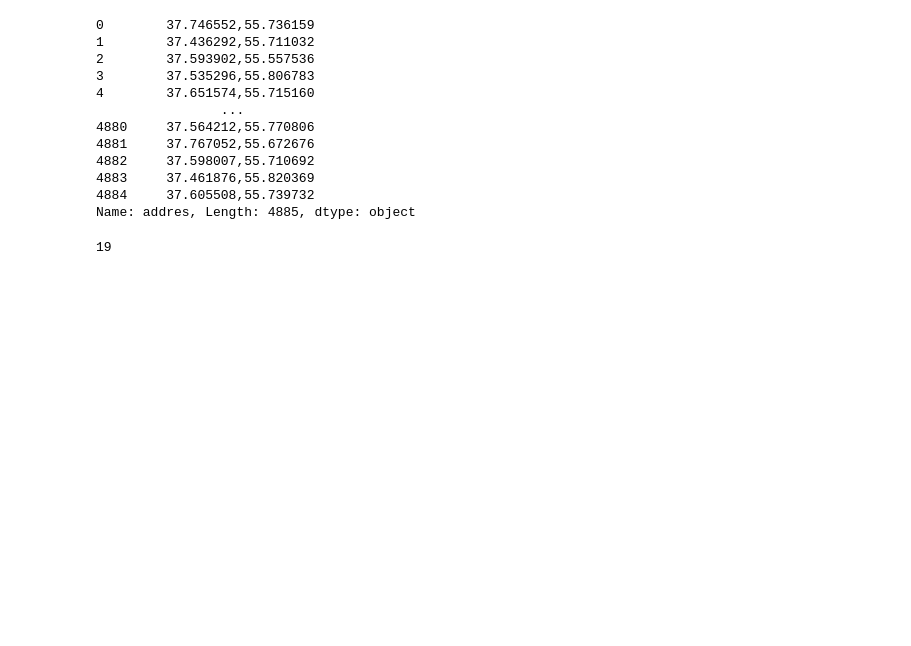
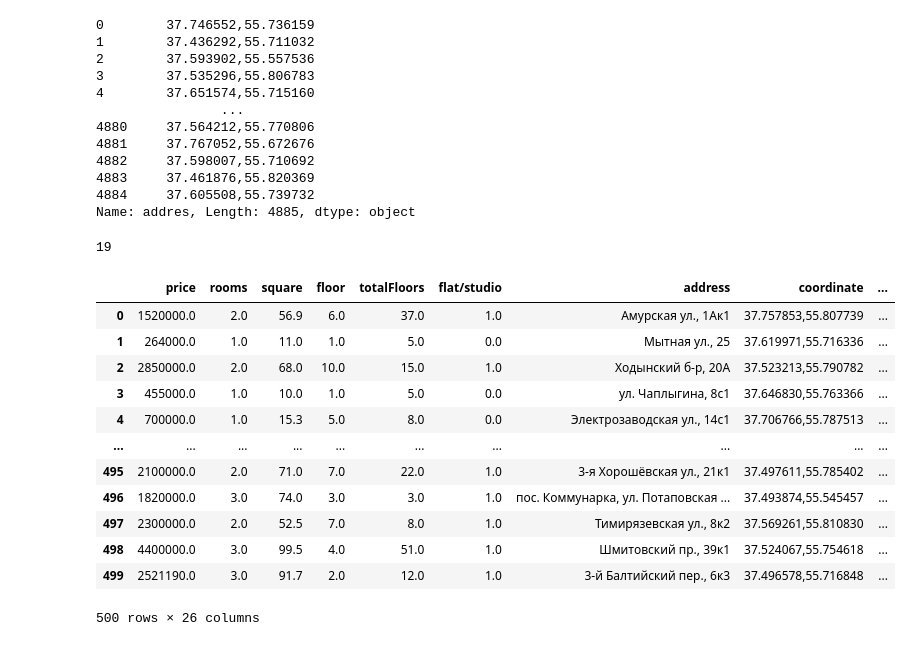
Before and after one commit to Fish-365/database_rooms, a Jupyter notebook: correctionDataset.ipynb, the cells around one changed output. Saved outputs shown, nothing was run; the diff lists cells and outputs as text; code cells hidden in the pictures; blank space fills up the shorter version.

```diff
--- a/correctionDataset.ipynb
+++ b/correctionDataset.ipynb
@@ -108,3 +108,5 @@ df = df.drop(index_to_drop)
 selectDB = df.sample(n=500)
 # %%
 selectDB.to_csv('select-database.csv', index=False)
+# %%
+df = pd.read_csv('select-database.csv')
@@ -110,0 +115,20 @@ selectDB.to_csv('select-database.csv', index=False)
+# %%
+
+new_cols = pd.DataFrame({'college': [np.nan], 'school': [np.nan], 'kindergarten': [np.nan]}, index=df.index)
+df = pd.concat([df, new_cols], axis=1)
+# %%
+display(df)
+# %% [output]
+|  | price | rooms | square | floor | totalFloors | flat/studio | address | coordinate | ... |
+| 0 | 1520000.0 | 2.0 | 56.9 | 6.0 | 37.0 | 1.0 | Амурская ул., 1Ак1 | 37.757853,55.807739 | ... |
+| 1 | 264000.0 | 1.0 | 11.0 | 1.0 | 5.0 | 0.0 | Мытная ул., 25 | 37.619971,55.716336 | ... |
+| 2 | 2850000.0 | 2.0 | 68.0 | 10.0 | 15.0 | 1.0 | Ходынский б-р, 20А | 37.523213,55.790782 | ... |
+| 3 | 455000.0 | 1.0 | 10.0 | 1.0 | 5.0 | 0.0 | ул. Чаплыгина, 8с1 | 37.646830,55.763366 | ... |
+| 4 | 700000.0 | 1.0 | 15.3 | 5.0 | 8.0 | 0.0 | Электрозаводская ул., 14с1 | 37.706766,55.787513 | ... |
+| ... | ... | ... | ... | ... | ... | ... | ... | ... | ... |
+| 495 | 2100000.0 | 2.0 | 71.0 | 7.0 | 22.0 | 1.0 | 3-я Хорошёвская ул., 21к1 | 37.497611,55.785402 | ... |
+| 496 | 1820000.0 | 3.0 | 74.0 | 3.0 | 3.0 | 1.0 | пос. Коммунарка, ул. Потаповская ... | 37.493874,55.545457 | ... |
+| 497 | 2300000.0 | 2.0 | 52.5 | 7.0 | 8.0 | 1.0 | Тимирязевская ул., 8к2 | 37.569261,55.810830 | ... |
+| 498 | 4400000.0 | 3.0 | 99.5 | 4.0 | 51.0 | 1.0 | Шмитовский пр., 39к1 | 37.524067,55.754618 | ... |
+| 499 | 2521190.0 | 3.0 | 91.7 | 2.0 | 12.0 | 1.0 | 3-й Балтийский пер., 6к3 | 37.496578,55.716848 | ... |
+500 rows × 26 columns
```
Also changed, not shown: parts of 2 cells of this notebook, 6 other files.
